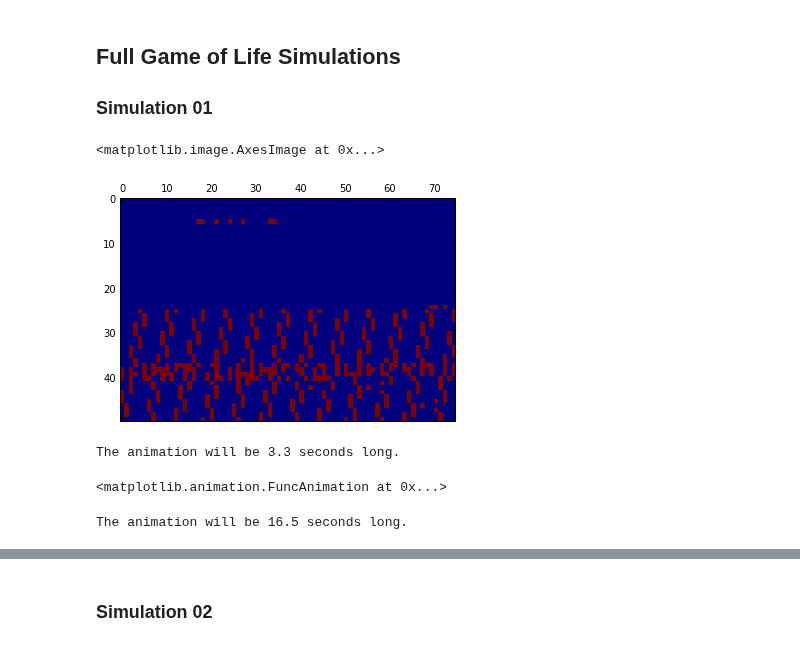
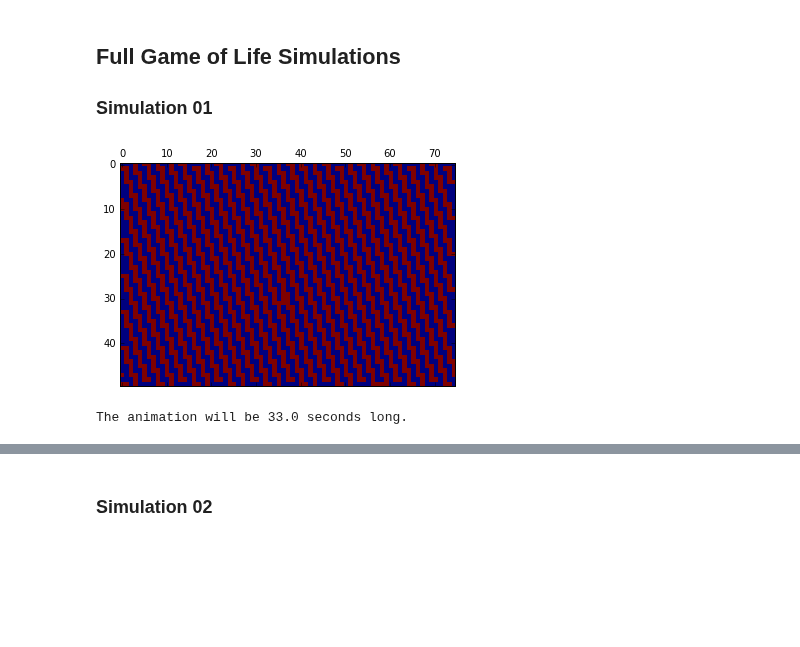
Before and after one commit to UCO-CSPI/CellularAutomaton, a Jupyter notebook: testingCAGrid.ipynb, the cells around one changed output, grey strips where cells are left out. Saved outputs shown, nothing was run; the diff lists cells and outputs as text; code cells hidden in the pictures; blank space fills up the shorter version.

```diff
--- a/testingCAGrid.ipynb
+++ b/testingCAGrid.ipynb
@@ -176,8 +243,7 @@ MyGrid['State'][1][2] = True
 MyGrid['State'][2][0] = True
 MyGrid['State'][2][2] = True
 
-MyGrid.SetValue()
-MyGrid.SetBoundary()
-MyFigure, MyAxes = plt.subplots()
+MyGrid.FinishUpdate()
 MyAxes.matshow(MyGrid['State'])
+MyFigure
 # %% [output]
@@ -209,8 +274,7 @@ MyGrid['State'][1][2] = True
 MyGrid['State'][2][0] = True
 MyGrid['State'][2][2] = True
 
-MyGrid.SetValue()
-MyGrid.SetBoundary()
-MyFigure, MyAxes = plt.subplots()
+MyGrid.FinishUpdate()
 MyAxes.matshow(MyGrid['State'])
+MyFigure
 # %% [output]
@@ -235,34 +298,19 @@ MyAnimation
 # %%
 rows = 50
 columns = 75
 MyGrid=CAGrid((rows,columns),MyDtype)  #initilized with whatever random memory was at the location.
-MyGrid.SetValue()
-MyGrid.SetBoundary()
-MyFigure, MyAxes = plt.subplots()
-MyAxes.matshow(MyGrid['State'])
+MyGrid.FinishUpdate()
+MyAxes.matshow(MyGrid['Value'])
+MyFigure
 # %% [output]
-<matplotlib.image.AxesImage at 0x...>
-[figure, old version]
+[figure, new version]
 # %%
-AnimationFrames = 100  #total number of frames in animation.
+AnimationFrames = 1000  #total number of frames in animation.
 DelayBetweenFrames = 33 #in msec (20 gives 50 fps) (33.3 gives 30 fps)
 AnimationTime = AnimationFrames * DelayBetweenFrames/1000
 print ("The animation will be {:.1f} seconds long.".format(AnimationTime))
 # %% [output]
-The animation will be 3.3 seconds long.
+The animation will be 33.0 seconds long.
-# %%
-MyAnimation = animation.FuncAnimation(MyFigure, af,
-                               frames=AnimationFrames, interval=DelayBetweenFrames, blit=False)
-MyAnimation
-# %% [output]
-<matplotlib.animation.FuncAnimation at 0x...>
-# %%
-AnimationFrames = 500  #total number of frames in animation.
-DelayBetweenFrames = 33 #in msec (20 gives 50 fps) (33.3 gives 30 fps)
-AnimationTime = AnimationFrames * DelayBetweenFrames/1000
-print ("The animation will be {:.1f} seconds long.".format(AnimationTime))
-# %% [output]
-The animation will be 16.5 seconds long.
 # %%
 MyAnimation = animation.FuncAnimation(MyFigure, af,
                                frames=AnimationFrames, interval=DelayBetweenFrames, blit=False)
```
Also changed, not shown: parts of 36 cells of this notebook, 2 other files.
